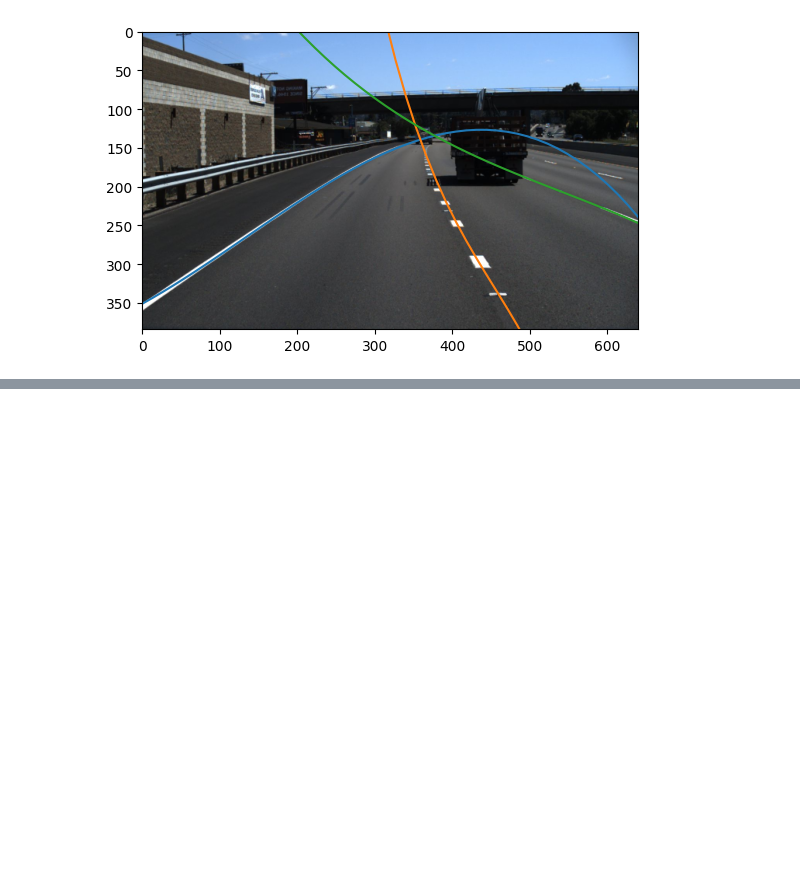
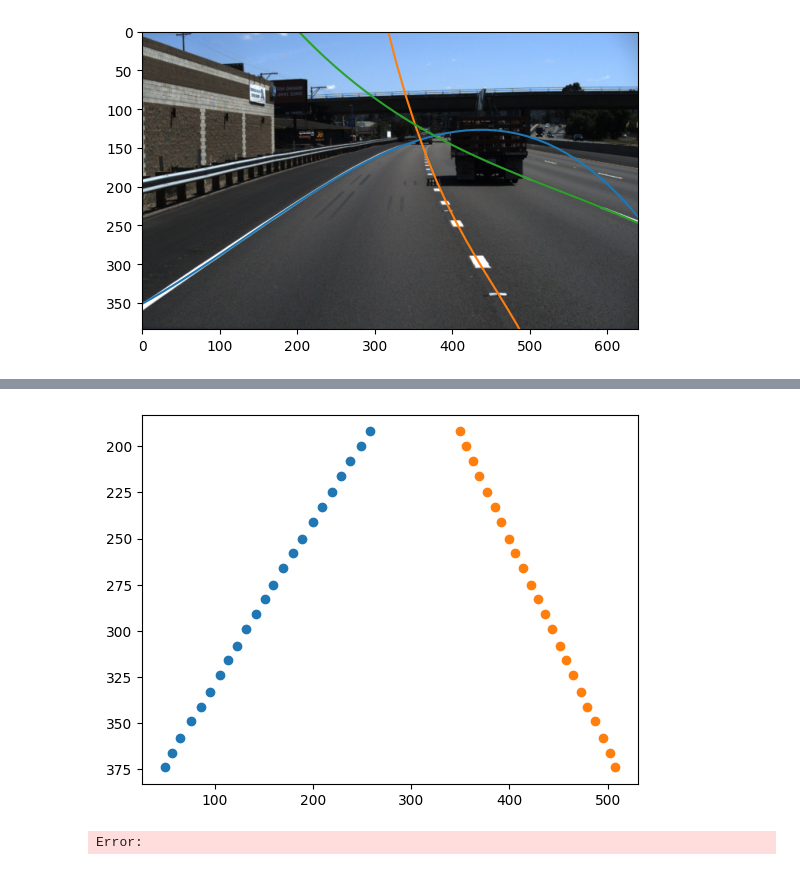
Before and after one commit to bencurley523/LaneDetection, a Jupyter notebook: Notebooks/cnn_lane_det.ipynb, the cells around one changed output, grey strips where cells are left out. Drawn from its saved outputs; the diff is of its cells as text; code cells hidden in the pictures; blank space fills up the shorter version.

```diff
--- a/Notebooks/cnn_lane_det.ipynb
+++ b/Notebooks/cnn_lane_det.ipynb
@@ -416,0 +536,11 @@ plt.imshow(to_show)
+# %%
+lane_pts = sample_lane_bands(unity_mask.squeeze())
+left_x, left_y = list(zip(*lane_pts.left))
+right_x, right_y = list(zip(*lane_pts.right))
+# %%
+plt.scatter(left_x, left_y)
+plt.scatter(right_x, right_y)
+plt.gca().invert_yaxis()
+# %% [output]
+[figure, added]
+Error:
```
Also changed, not shown: parts of 10 cells of this notebook, 1 other file.
